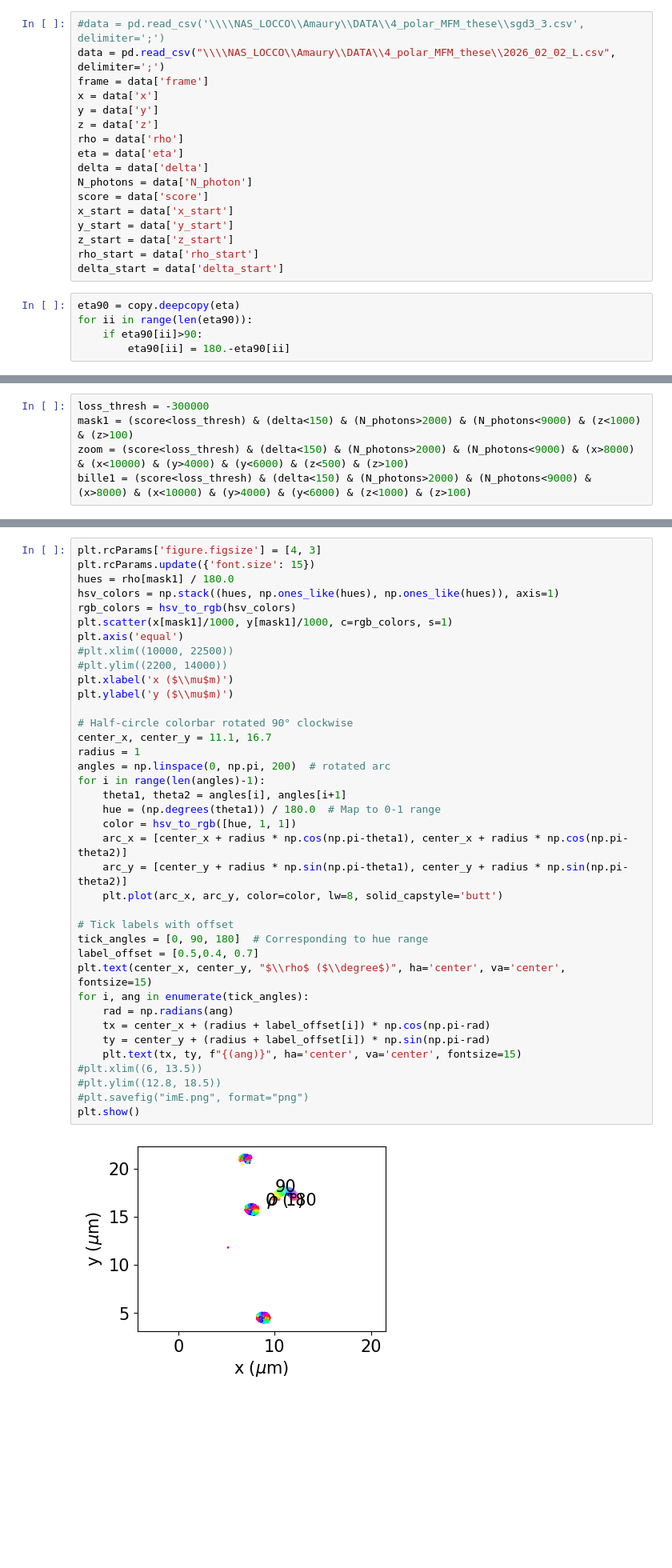
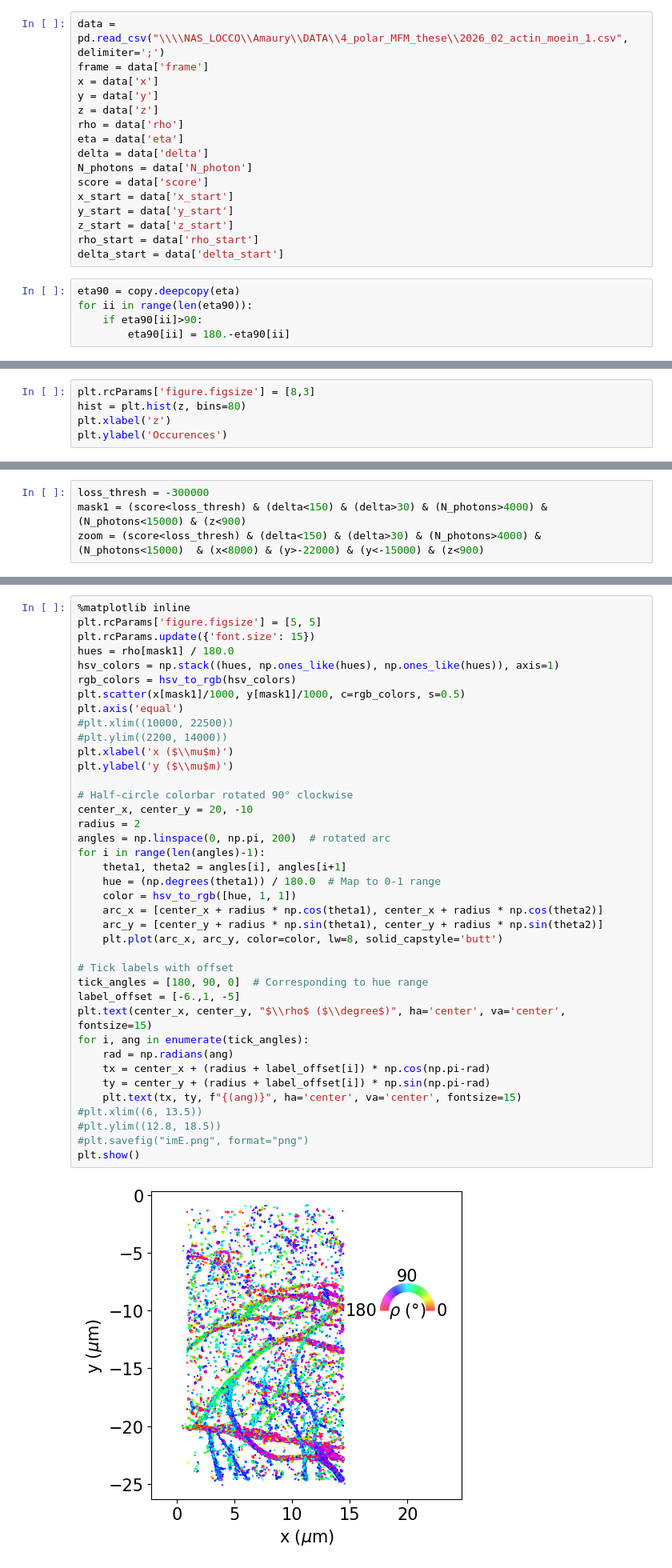
Before and after one commit to aautric/4polarMFM_these, a Jupyter notebook: notebooks_experimental_actin_moein/analyse_experimental results.ipynb, the cells around one changed output, grey strips where cells are left out. Shown at 80% size. Drawn from its saved outputs; the diff is of its cells as text; blank space fills up the shorter version.

Commit message:
update SGD actin and SLB from Hero

```diff
--- a/notebooks_experimental_actin_moein/analyse_experimental results.ipynb
+++ b/notebooks_experimental_actin_moein/analyse_experimental results.ipynb
@@ -11,6 +15,5 @@ import matplotlib as mpl
 # %%
-#data = pd.read_csv('\\\\NAS_LOCCO\\Amaury\\DATA\\4_polar_MFM_these\\sgd3_3.csv', delimiter=';')
-data = pd.read_csv("\\\\NAS_LOCCO\\Amaury\\DATA\\4_polar_MFM_these\\2026_02_02_L.csv", delimiter=';')
+data = pd.read_csv("\\\\NAS_LOCCO\\Amaury\\DATA\\4_polar_MFM_these\\2026_02_actin_moein_1.csv", delimiter=';')
 frame = data['frame']
 x = data['x']
 y = data['y']
@@ -49,0 +53,5 @@ Text(0, 0.5, 'Occurences')
+# %%
+plt.rcParams['figure.figsize'] = [8,3]
+hist = plt.hist(z, bins=80)
+plt.xlabel('z')
+plt.ylabel('Occurences')
@@ -50,50 +61,50 @@ Text(0, 0.5, 'Occurences')
 # %%
 loss_thresh = -300000
-mask1 = (score<loss_thresh) & (delta<150) & (N_photons>2000) & (N_photons<9000) & (z<1000) & (z>100)
-zoom = (score<loss_thresh) & (delta<150) & (N_photons>2000) & (N_photons<9000) & (x>8000) & (x<10000) & (y>4000) & (y<6000) & (z<500) & (z>100)
-bille1 = (score<loss_thresh) & (delta<150) & (N_photons>2000) & (N_photons<9000) & (x>8000) & (x<10000) & (y>4000) & (y<6000) & (z<1000) & (z>100)
+mask1 = (score<loss_thresh) & (delta<150) & (delta>30) & (N_photons>4000) & (N_photons<15000) & (z<900)
+zoom = (score<loss_thresh) & (delta<150) & (delta>30) & (N_photons>4000) & (N_photons<15000)  & (x<8000) & (y>-22000) & (y<-15000) & (z<900)
 # %% [markdown]
 threshold = (score<-430000) & (delta<150) & (x>17500) & (x<200000) & (y>2000) & (y<5500) & (z<1450) & (N_photons<85000) & (N_photons>6000)
 threshold2 = (score<-430000) & (delta<150) & (x>10000) & (x<22500) & (y>2000) & (y<15000) & (N_photons<85000) & (N_photons>6000)
 threshold3 = (score<-430000) & (delta<150) & (x>10000) & (x<22500) & (y>2000) & (y<15000) & (z<1450) & (N_photons<85000) & (N_photons>6000)
 threshold4 = (score<-430000) & (N_photons<85000) & (N_photons>6000)
 # %%
-plt.rcParams['figure.figsize'] = [4, 3]
+%matplotlib inline
+plt.rcParams['figure.figsize'] = [5, 5]
 plt.rcParams.update({'font.size': 15})
 hues = rho[mask1] / 180.0
 hsv_colors = np.stack((hues, np.ones_like(hues), np.ones_like(hues)), axis=1)
 rgb_colors = hsv_to_rgb(hsv_colors)
-plt.scatter(x[mask1]/1000, y[mask1]/1000, c=rgb_colors, s=1)
+plt.scatter(x[mask1]/1000, y[mask1]/1000, c=rgb_colors, s=0.5)
 plt.axis('equal')
 #plt.xlim((10000, 22500))
 #plt.ylim((2200, 14000))
 plt.xlabel('x ($\\mu$m)')
 plt.ylabel('y ($\\mu$m)')
 
 # Half-circle colorbar rotated 90° clockwise
-center_x, center_y = 11.1, 16.7
-radius = 1
+center_x, center_y = 20, -10
+radius = 2
 angles = np.linspace(0, np.pi, 200)  # rotated arc
 for i in range(len(angles)-1):
     theta1, theta2 = angles[i], angles[i+1]
     hue = (np.degrees(theta1)) / 180.0  # Map to 0-1 range
     color = hsv_to_rgb([hue, 1, 1])
-    arc_x = [center_x + radius * np.cos(np.pi-theta1), center_x + radius * np.cos(np.pi-theta2)]
-    arc_y = [center_y + radius * np.sin(np.pi-theta1), center_y + radius * np.sin(np.pi-theta2)]
+    arc_x = [center_x + radius * np.cos(theta1), center_x + radius * np.cos(theta2)]
+    arc_y = [center_y + radius * np.sin(theta1), center_y + radius * np.sin(theta2)]
     plt.plot(arc_x, arc_y, color=color, lw=8, solid_capstyle='butt')
 
 # Tick labels with offset
-tick_angles = [0, 90, 180]  # Corresponding to hue range
-label_offset = [0.5,0.4, 0.7]
+tick_angles = [180, 90, 0]  # Corresponding to hue range
+label_offset = [-6.,1, -5]
 plt.text(center_x, center_y, "$\\rho$ ($\\degree$)", ha='center', va='center', fontsize=15)
 for i, ang in enumerate(tick_angles):
     rad = np.radians(ang)
     tx = center_x + (radius + label_offset[i]) * np.cos(np.pi-rad)
     ty = center_y + (radius + label_offset[i]) * np.sin(np.pi-rad)
     plt.text(tx, ty, f"{(ang)}", ha='center', va='center', fontsize=15)
 #plt.xlim((6, 13.5))
 #plt.ylim((12.8, 18.5))
 #plt.savefig("imE.png", format="png")
 plt.show()
 # %% [output]
-[figure, old version]
+[figure, new version]
```
Also changed, not shown: parts of 38 cells of this notebook, 6 other files.
